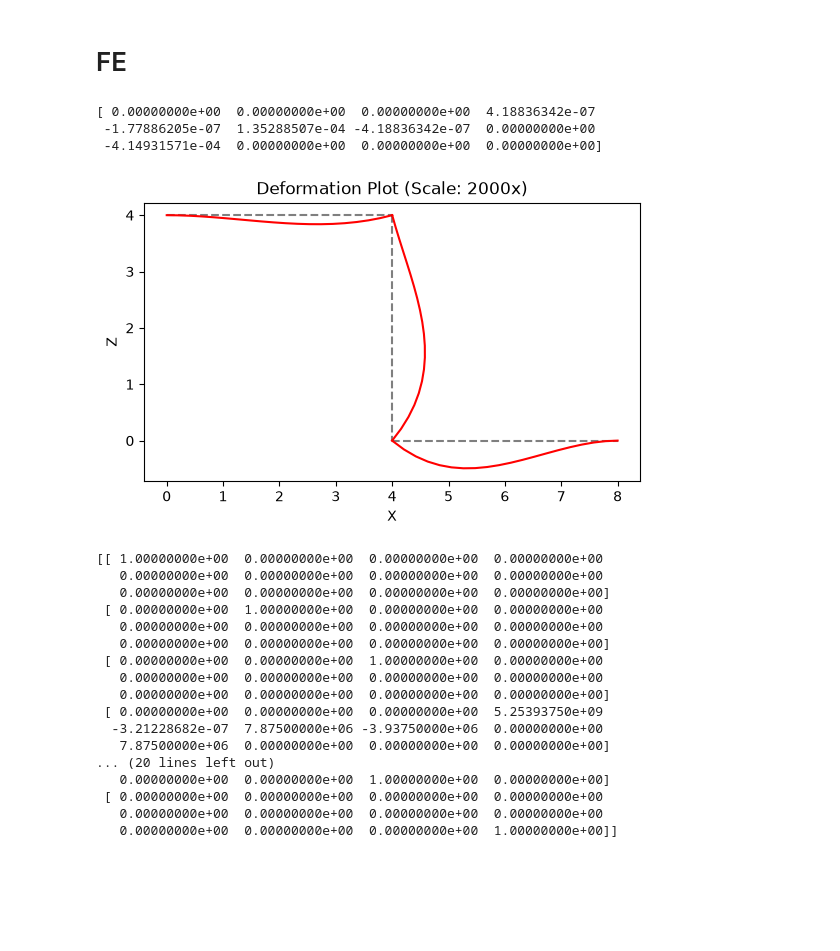
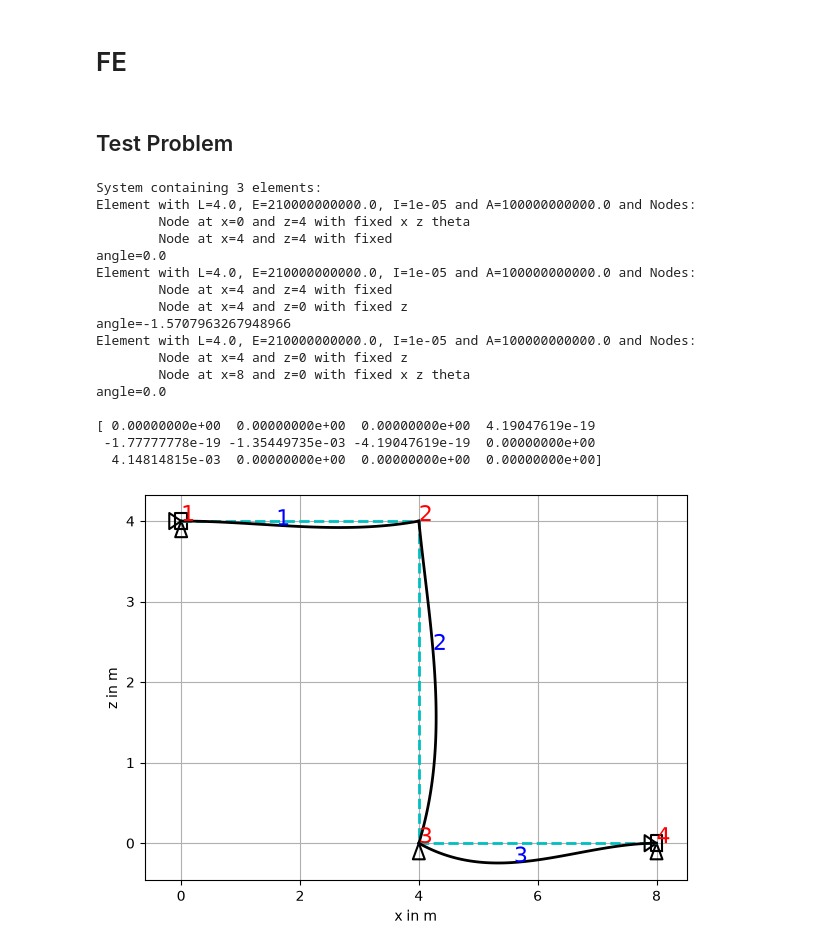
Before and after one commit to ajayhanssen/FE-NTNU, a Jupyter notebook: fe_pgrm.ipynb, the cells around one changed output. Cells and saved outputs as stored; diff of their text form; code cells hidden in the pictures; blank space fills up the shorter version.

Commit message:
better plot

```diff
--- a/fe_pgrm.ipynb
+++ b/fe_pgrm.ipynb
@@ -245,53 +245,52 @@ class System:
             elstr += el.__str__()
 
         return f"System containing {len(self.elements)} elements:\n{elstr}"
+# %% [markdown]
+## Test Problem
 # %%
 E = 210e9 # Pa
-I = 10e-5 # m⁴
-A = 10e-2 # m2
+I = 1e-5 # m⁴
+A = 1e11 # m2
 
 q = 1000 # N/m
 
 n1 = Node(0, 4, fixed=[0, 1, 2])
 n2 = Node(4, 4)
 n3 = Node(4, 0, fixed=[1])
 n4 = Node(8, 0, fixed=[0, 1, 2])
 
-e1 = Element(n1, n2, E, I, A)
-e2 = Element(n2, n3, E, I, A)
-e3 = Element(n3, n4, E, I, A)
+el1 = Element(n1, n2, E, I, A)
+el2 = Element(n2, n3, E, I, A)
+el3 = Element(n3, n4, E, I, A)
 
-nl3 = NodalLoad(n3, 0, 0, -q*e1.L**2)
-dl1 = DistributedLoad(e1, -q)
+nl3 = NodalLoad(n3, 0, 0, q*el1.L**2)
+dl1 = DistributedLoad(el1, q)
 
-sys = System([e1, e2, e3], [nl3, dl1])
+sys = System([el1, el2, el3], [nl3, dl1])
+print(sys)
+
 sys.assemble()
 sys.apply_bcs()
 
 r = sys.solve()
 print(r)
-
-sys.plot(scale=2000)
-print(sys.K_solve)
+fig1 = plot_structure_def(sys, 100, supports=True)
 # %% [output]
-[ 0.00000000e+00  0.00000000e+00  0.00000000e+00  4.18836342e-07
- -1.77886205e-07  1.35288507e-04 -4.18836342e-07  0.00000000e+00
- -4.14931571e-04  0.00000000e+00  0.00000000e+00  0.00000000e+00]
+System containing 3 elements:
+Element with L=4.0, E=210000000000.0, I=1e-05 and A=100000000000.0 and Nodes:
+        Node at x=0 and z=4 with fixed x z theta
+        Node at x=4 and z=4 with fixed
+angle=0.0
+Element with L=4.0, E=210000000000.0, I=1e-05 and A=100000000000.0 and Nodes:
+        Node at x=4 and z=4 with fixed
+        Node at x=4 and z=0 with fixed z
+angle=-1.5707963267948966
+Element with L=4.0, E=210000000000.0, I=1e-05 and A=100000000000.0 and Nodes:
+        Node at x=4 and z=0 with fixed z
+        Node at x=8 and z=0 with fixed x z theta
+angle=0.0
+
+[ 0.00000000e+00  0.00000000e+00  0.00000000e+00  4.19047619e-19
+ -1.77777778e-19 -1.35449735e-03 -4.19047619e-19  0.00000000e+00
+  4.14814815e-03  0.00000000e+00  0.00000000e+00  0.00000000e+00]
-[figure, old version]
+[figure, new version]
-[[ 1.00000000e+00  0.00000000e+00  0.00000000e+00  0.00000000e+00
-   0.00000000e+00  0.00000000e+00  0.00000000e+00  0.00000000e+00
-   0.00000000e+00  0.00000000e+00  0.00000000e+00  0.00000000e+00]
- [ 0.00000000e+00  1.00000000e+00  0.00000000e+00  0.00000000e+00
-   0.00000000e+00  0.00000000e+00  0.00000000e+00  0.00000000e+00
-   0.00000000e+00  0.00000000e+00  0.00000000e+00  0.00000000e+00]
- [ 0.00000000e+00  0.00000000e+00  1.00000000e+00  0.00000000e+00
-   0.00000000e+00  0.00000000e+00  0.00000000e+00  0.00000000e+00
-   0.00000000e+00  0.00000000e+00  0.00000000e+00  0.00000000e+00]
- [ 0.00000000e+00  0.00000000e+00  0.00000000e+00  5.25393750e+09
-  -3.21228682e-07  7.87500000e+06 -3.93750000e+06  0.00000000e+00
-   7.87500000e+06  0.00000000e+00  0.00000000e+00  0.00000000e+00]
-... (20 lines left out)
-   0.00000000e+00  0.00000000e+00  1.00000000e+00  0.00000000e+00]
- [ 0.00000000e+00  0.00000000e+00  0.00000000e+00  0.00000000e+00
-   0.00000000e+00  0.00000000e+00  0.00000000e+00  0.00000000e+00
-   0.00000000e+00  0.00000000e+00  0.00000000e+00  1.00000000e+00]]
```
Also changed, not shown: parts of 4 cells of this notebook, 9 other files.
